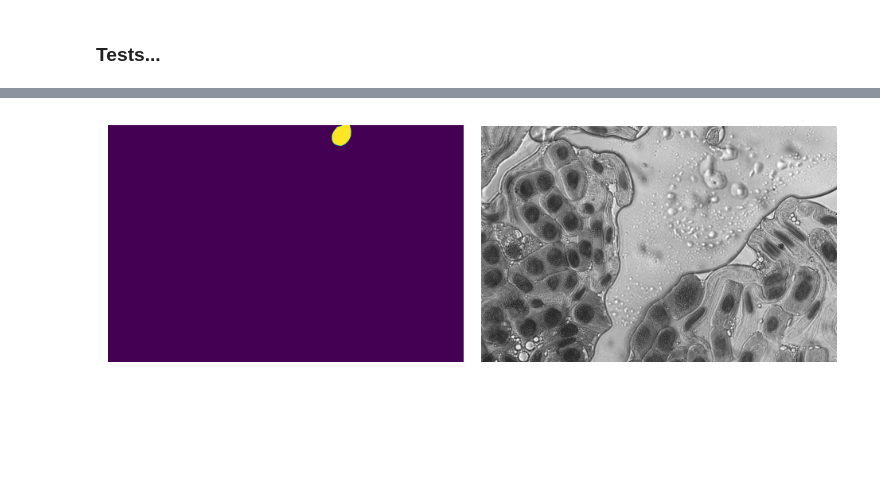
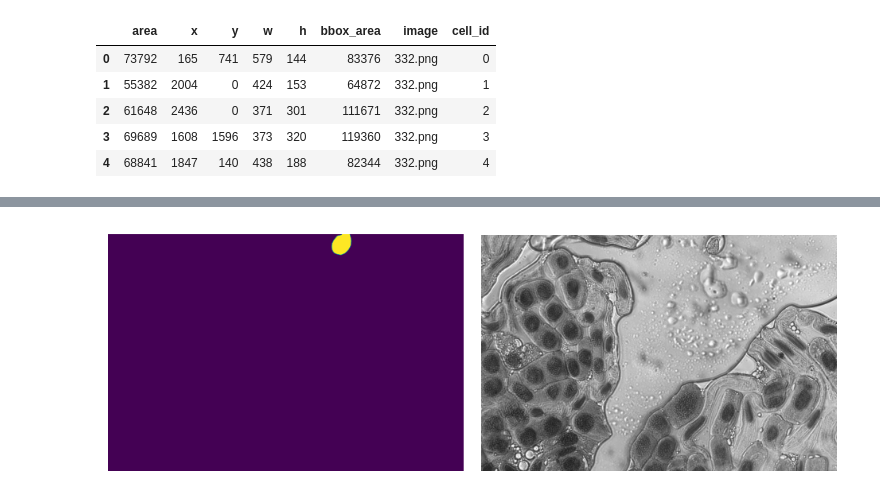
Before and after one commit to RawthiL/giar_ina_dev, a Jupyter notebook: notebooks/cell_segmentation_test.ipynb, the cells around one changed output, grey strips where cells are left out. Cells and saved outputs as stored; diff of their text form; code cells hidden in the pictures; blank space fills up the shorter version.

Commit message:
Updated Notebooks | Created parent class CellMaskGenerator

```diff
--- a/notebooks/cell_segmentation_test.ipynb
+++ b/notebooks/cell_segmentation_test.ipynb
@@ -21,2 +40,4 @@ data_utils.dataset_cell_segmentation(cmg, IMAGE_PATH, os.path.join(OUTPUT, "sam_
-# %% [markdown]
-### Tests...
+# %%
+# Apply segmentation to the whole
+CSV_PATH = os.path.join(OUTPUT, "sam_out_2.csv")
+data_utils.dataset_cell_segmentation(cmg, IMAGE_PATH, )
@@ -22,0 +47,9 @@ data_utils.dataset_cell_segmentation(cmg, IMAGE_PATH, os.path.join(OUTPUT, "sam_
+# %%
+data_df.head()
+# %% [output]
+|  | area | x | y | w | h | bbox_area | image | cell_id |
+| 0 | 73792 | 165 | 741 | 579 | 144 | 83376 | 332.png | 0 |
+| 1 | 55382 | 2004 | 0 | 424 | 153 | 64872 | 332.png | 1 |
+| 2 | 61648 | 2436 | 0 | 371 | 301 | 111671 | 332.png | 2 |
+| 3 | 69689 | 1608 | 1596 | 373 | 320 | 119360 | 332.png | 3 |
+| 4 | 68841 | 1847 | 140 | 438 | 188 | 82344 | 332.png | 4 |
```
Also changed, not shown: parts of 19 cells of this notebook, 2 other files.
